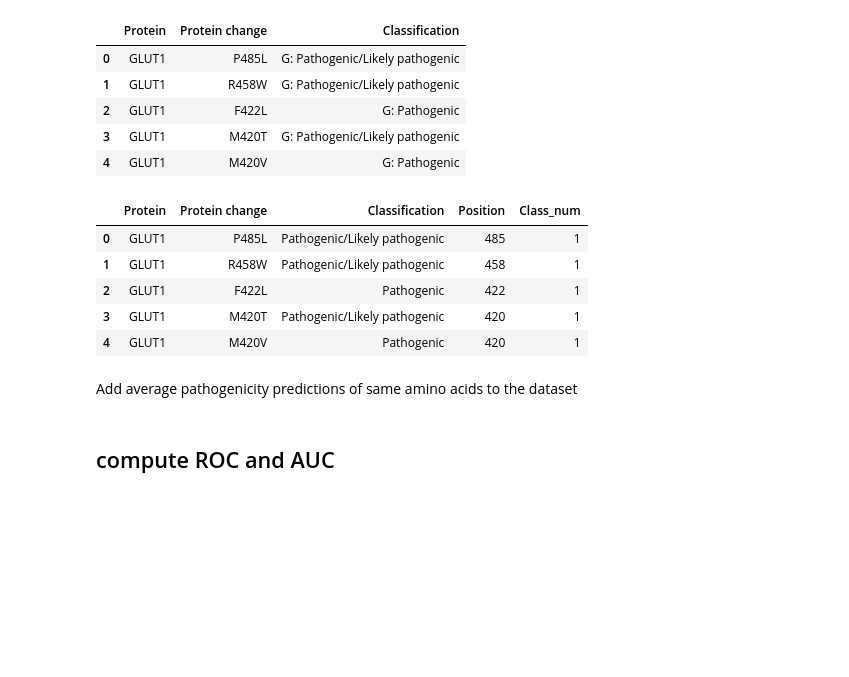
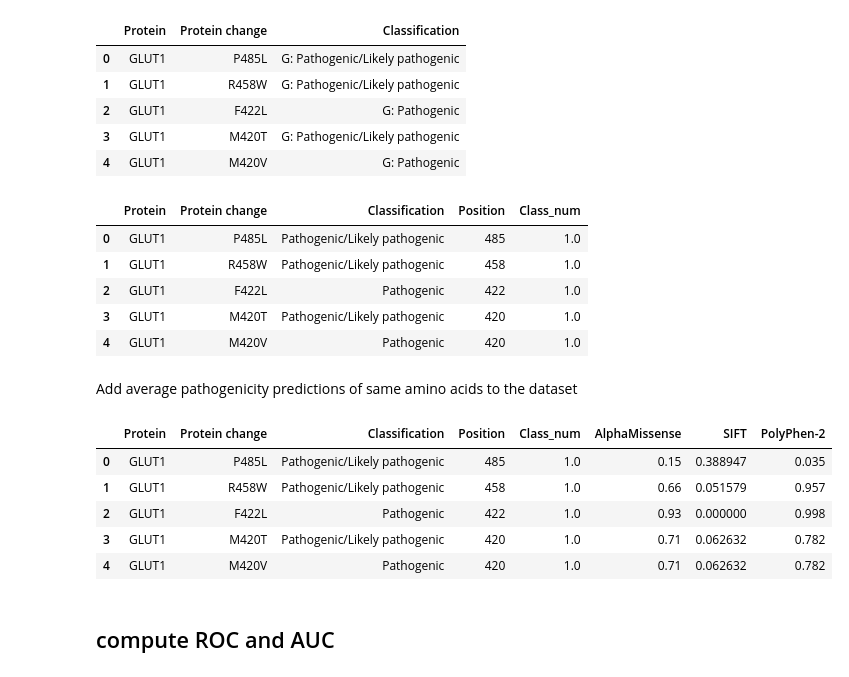
Before and after one commit to DominikMartinat/GLUT_pathogenicity_analysis, a Jupyter notebook: clinvar_clinical_benchmark.ipynb, the cells around one changed output. Drawn from its saved outputs; the diff is of its cells as text; code cells hidden in the pictures; blank space fills up the shorter version.

```diff
--- a/clinvar_clinical_benchmark.ipynb
+++ b/clinvar_clinical_benchmark.ipynb
@@ -40,15 +41,15 @@ merged.head()
 # %%
 merged["Classification"] = merged["Classification"].str.removeprefix("G: ")
 merged["Position"] = merged["Protein change"].str.extract(r"(\d+)").astype(int)
-merged["Class_num"] = merged["Classification"].str.contains("Patho").astype(int)
+merged["Class_num"] = merged["Classification"].str.contains("Patho").astype(float)
 merged.head()
 # %% [output]
 |  | Protein | Protein change | Classification | Position | Class_num |
-| 0 | GLUT1 | P485L | Pathogenic/Likely pathogenic | 485 | 1 |
-| 1 | GLUT1 | R458W | Pathogenic/Likely pathogenic | 458 | 1 |
-| 2 | GLUT1 | F422L | Pathogenic | 422 | 1 |
-| 3 | GLUT1 | M420T | Pathogenic/Likely pathogenic | 420 | 1 |
-| 4 | GLUT1 | M420V | Pathogenic | 420 | 1 |
+| 0 | GLUT1 | P485L | Pathogenic/Likely pathogenic | 485 | 1.0 |
+| 1 | GLUT1 | R458W | Pathogenic/Likely pathogenic | 458 | 1.0 |
+| 2 | GLUT1 | F422L | Pathogenic | 422 | 1.0 |
+| 3 | GLUT1 | M420T | Pathogenic/Likely pathogenic | 420 | 1.0 |
+| 4 | GLUT1 | M420V | Pathogenic | 420 | 1.0 |
 # %% [markdown]
 Add average pathogenicity predictions of same amino acids to the dataset
 # %%
@@ -59,34 +60,40 @@ proteins = {
     'GLUT4':'P14672',
     'GLUT5':'P22732',
     'GLUT6':'Q9UGQ3',
     'GLUT7':'Q6PXP3',
     'GLUT8':'Q9NY64',
     'GLUT9':'Q9NRM0',
     'GLUT10':'O95528',
     'GLUT11':'Q9BYW1',
     'GLUT12':'Q8TD20',
     'GLUT13':'Q96QE2',
     'GLUT14':'Q8TDB8'
     }
 
 preds = {'alphamissense':'AlphaMissense', 'sift':'SIFT', 'rhapsody':'PolyPhen-2'}
 pred_dir = Path.cwd() / 'results/pathogenicities'
 
 for pred in preds.keys():
     for prot in proteins.keys():
         prediction = pd.read_csv(pred_dir / pred / f'all_{proteins[prot]}.csv')
         prediction['residue_label'] = prediction['residue_label'].astype(int)
         prediction['pathogenicity'] = prediction['pathogenicity'].astype(float)
 
         glut_merged = merged[merged["Protein"] == prot].copy()
         glut_merged[preds[pred]] = glut_merged["Position"].map(
             prediction.set_index("residue_label")["pathogenicity"]
         )
 
         merged.loc[glut_merged.index, preds[pred]] = glut_merged[preds[pred]]
 
 merged.head()
-merged.to_csv('test.csv')
+# %% [output]
+|  | Protein | Protein change | Classification | Position | Class_num | AlphaMissense | SIFT | PolyPhen-2 |
+| 0 | GLUT1 | P485L | Pathogenic/Likely pathogenic | 485 | 1.0 | 0.15 | 0.388947 | 0.035 |
+| 1 | GLUT1 | R458W | Pathogenic/Likely pathogenic | 458 | 1.0 | 0.66 | 0.051579 | 0.957 |
+| 2 | GLUT1 | F422L | Pathogenic | 422 | 1.0 | 0.93 | 0.000000 | 0.998 |
+| 3 | GLUT1 | M420T | Pathogenic/Likely pathogenic | 420 | 1.0 | 0.71 | 0.062632 | 0.782 |
+| 4 | GLUT1 | M420V | Pathogenic | 420 | 1.0 | 0.71 | 0.062632 | 0.782 |
 # %% [markdown]
 ## compute ROC and AUC
 # %%
```
Also changed, not shown: parts of 3 cells of this notebook.
